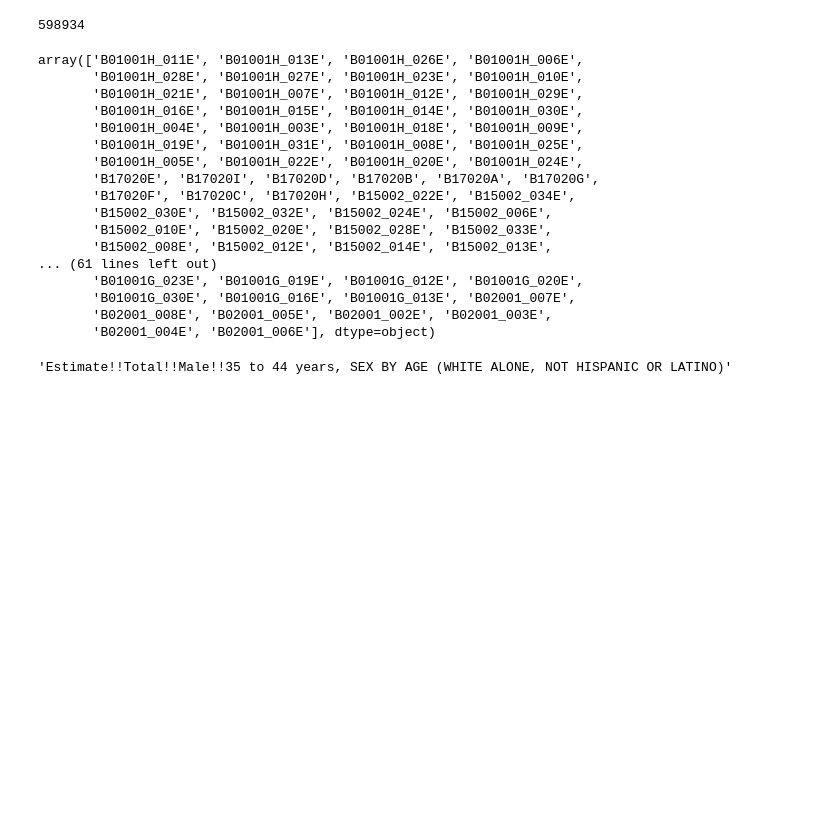
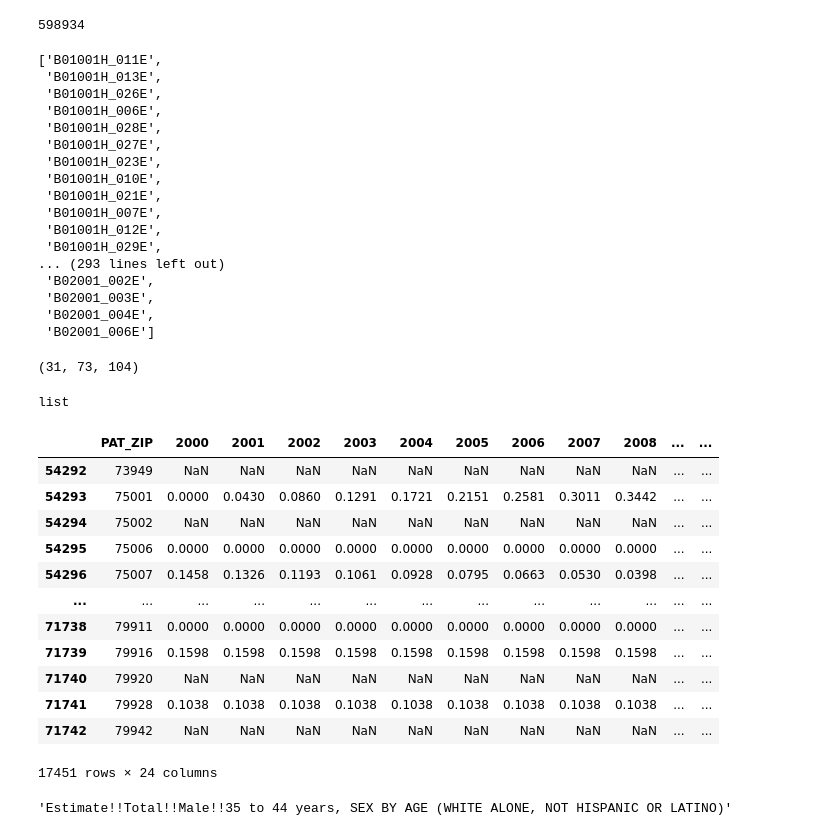
Before and after one commit to mi3nts/environmentalSocialHealth, a Jupyter notebook: notebooks/modelIncludeCensus.ipynb, the cells around one changed output. Drawn from its saved outputs; the diff is of its cells as text; code cells hidden in the pictures; blank space fills up the shorter version.

```diff
--- a/notebooks/modelIncludeCensus.ipynb
+++ b/notebooks/modelIncludeCensus.ipynb
@@ -59,22 +81,28 @@ len(df)
 # %% [output]
 598934
 # %%
-df['census_var'].unique()
+list(df['census_var'].unique())
 # %% [output]
-array(['B01001H_011E', 'B01001H_013E', 'B01001H_026E', 'B01001H_006E',
-       'B01001H_028E', 'B01001H_027E', 'B01001H_023E', 'B01001H_010E',
-       'B01001H_021E', 'B01001H_007E', 'B01001H_012E', 'B01001H_029E',
-       'B01001H_016E', 'B01001H_015E', 'B01001H_014E', 'B01001H_030E',
-       'B01001H_004E', 'B01001H_003E', 'B01001H_018E', 'B01001H_009E',
-       'B01001H_019E', 'B01001H_031E', 'B01001H_008E', 'B01001H_025E',
-       'B01001H_005E', 'B01001H_022E', 'B01001H_020E', 'B01001H_024E',
-       'B17020E', 'B17020I', 'B17020D', 'B17020B', 'B17020A', 'B17020G',
-       'B17020F', 'B17020C', 'B17020H', 'B15002_022E', 'B15002_034E',
-       'B15002_030E', 'B15002_032E', 'B15002_024E', 'B15002_006E',
-       'B15002_010E', 'B15002_020E', 'B15002_028E', 'B15002_033E',
-       'B15002_008E', 'B15002_012E', 'B15002_014E', 'B15002_013E',
-... (61 lines left out)
-       'B01001G_023E', 'B01001G_019E', 'B01001G_012E', 'B01001G_020E',
-       'B01001G_030E', 'B01001G_016E', 'B01001G_013E', 'B02001_007E',
-       'B02001_008E', 'B02001_005E', 'B02001_002E', 'B02001_003E',
-       'B02001_004E', 'B02001_006E'], dtype=object)
+['B01001H_011E',
+ 'B01001H_013E',
+ 'B01001H_026E',
+ 'B01001H_006E',
+ 'B01001H_028E',
+ 'B01001H_027E',
+ 'B01001H_023E',
+ 'B01001H_010E',
+ 'B01001H_021E',
+ 'B01001H_007E',
+ 'B01001H_012E',
+ 'B01001H_029E',
+... (293 lines left out)
+ 'B02001_002E',
+ 'B02001_003E',
+ 'B02001_004E',
+ 'B02001_006E']
+# %%
+def modify_val(row):
+    if row['census_var'].startswith('B17020'):
+        return row['census_var'] + '_002E'
+    else:
+        return row['census_var']
@@ -81,3 +134,28 @@ array(['B01001H_011E', 'B01001H_013E', 'B01001H_026E', 'B01001H_006E',
+# %%
+len(suitable_env_vars), len(env_labels), len(suitable_env_vars + env_labels)
+# %% [output]
+(31, 73, 104)
+# %%
+type(suitable_env_vars + env_labels)
+# %% [output]
+list
+# %%
+df['census_var'] = df.apply(modify_val, axis=1)
+df[df['census_var'].str.startswith('B17020')]
+# %% [output]
+|  | PAT_ZIP | 2000 | 2001 | 2002 | 2003 | 2004 | 2005 | 2006 | 2007 | 2008 | ... | ... |
+| 54292 | 73949 | NaN | NaN | NaN | NaN | NaN | NaN | NaN | NaN | NaN | ... | ... |
+| 54293 | 75001 | 0.0000 | 0.0430 | 0.0860 | 0.1291 | 0.1721 | 0.2151 | 0.2581 | 0.3011 | 0.3442 | ... | ... |
+| 54294 | 75002 | NaN | NaN | NaN | NaN | NaN | NaN | NaN | NaN | NaN | ... | ... |
+| 54295 | 75006 | 0.0000 | 0.0000 | 0.0000 | 0.0000 | 0.0000 | 0.0000 | 0.0000 | 0.0000 | 0.0000 | ... | ... |
+| 54296 | 75007 | 0.1458 | 0.1326 | 0.1193 | 0.1061 | 0.0928 | 0.0795 | 0.0663 | 0.0530 | 0.0398 | ... | ... |
+| ... | ... | ... | ... | ... | ... | ... | ... | ... | ... | ... | ... | ... |
+| 71738 | 79911 | 0.0000 | 0.0000 | 0.0000 | 0.0000 | 0.0000 | 0.0000 | 0.0000 | 0.0000 | 0.0000 | ... | ... |
+| 71739 | 79916 | 0.1598 | 0.1598 | 0.1598 | 0.1598 | 0.1598 | 0.1598 | 0.1598 | 0.1598 | 0.1598 | ... | ... |
+| 71740 | 79920 | NaN | NaN | NaN | NaN | NaN | NaN | NaN | NaN | NaN | ... | ... |
+| 71741 | 79928 | 0.1038 | 0.1038 | 0.1038 | 0.1038 | 0.1038 | 0.1038 | 0.1038 | 0.1038 | 0.1038 | ... | ... |
+| 71742 | 79942 | NaN | NaN | NaN | NaN | NaN | NaN | NaN | NaN | NaN | ... | ... |
+17451 rows × 24 columns
 # %%
 census_variables = df['census_var'].unique()
 census_variables = [f'{i}_002E' if i.startswith('B17020') else i for i in census_variables]
```
Also changed, not shown: parts of 5 cells of this notebook, 2 other files.
